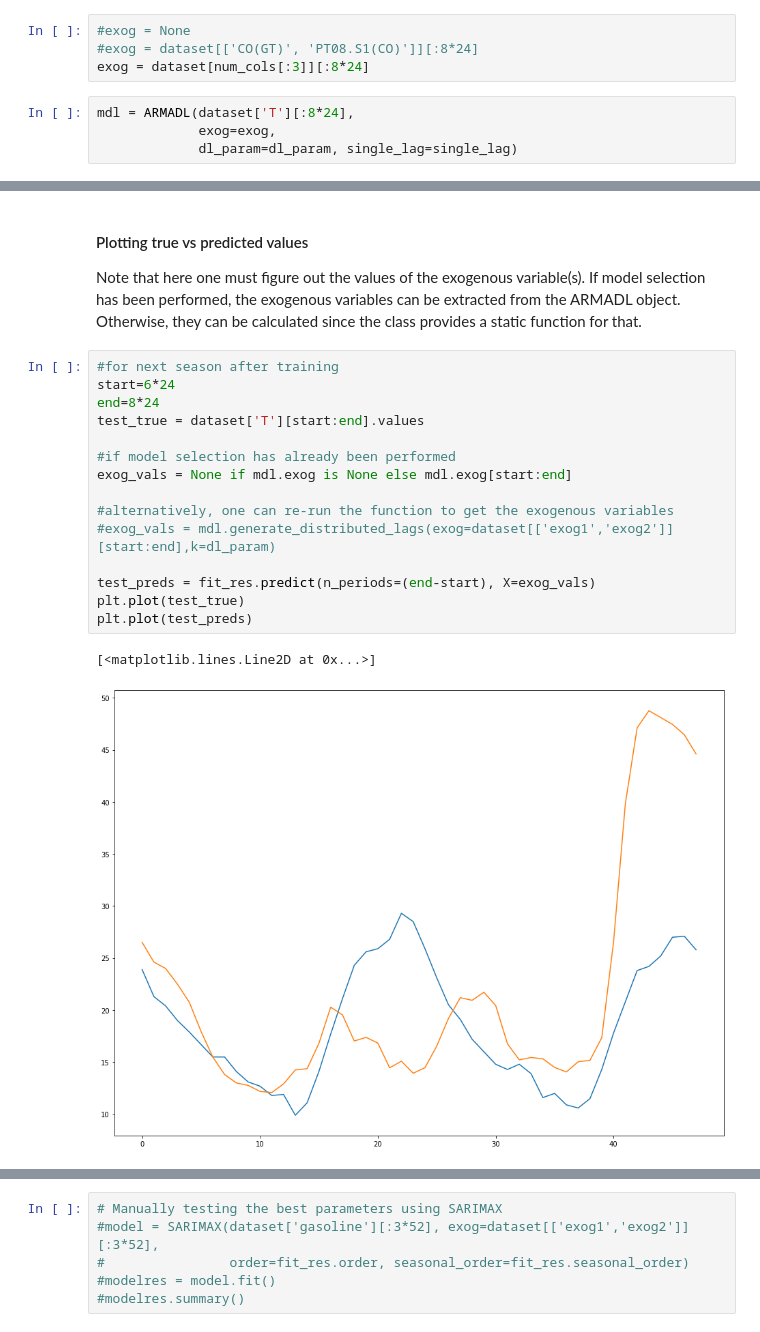
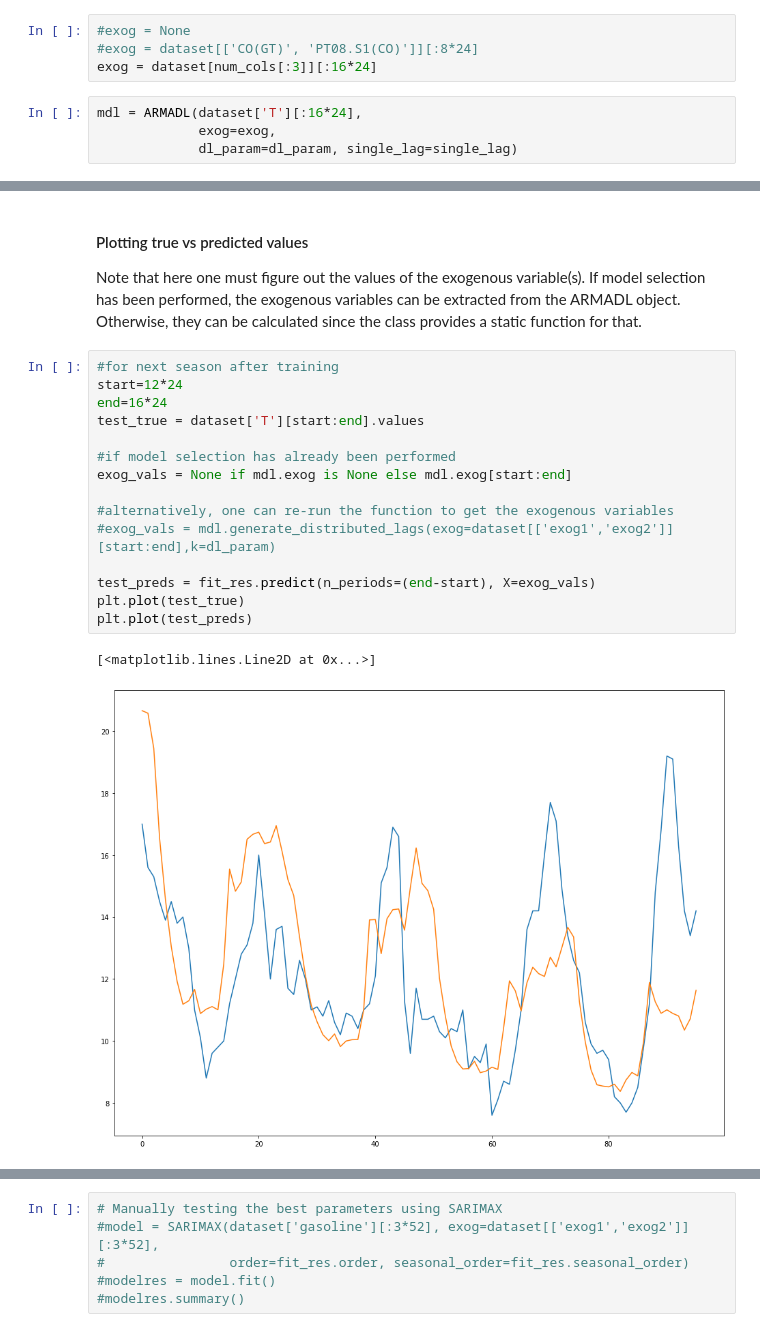
Before and after one commit to fahadahaf/armadila, a Jupyter notebook: examples/airqualitytest.ipynb, the cells around one changed output, grey strips where cells are left out. Cells and saved outputs as stored; diff of their text form.

```diff
--- a/examples/airqualitytest.ipynb
+++ b/examples/airqualitytest.ipynb
@@ -196,9 +196,9 @@ Index(['CO(GT)', 'PT08.S1(CO)', 'NMHC(GT)'], dtype='object')
 # %%
 #exog = None
 #exog = dataset[['CO(GT)', 'PT08.S1(CO)']][:8*24]
-exog = dataset[num_cols[:3]][:8*24]
+exog = dataset[num_cols[:3]][:16*24]
 # %%
-mdl = ARMADL(dataset['T'][:8*24],
+mdl = ARMADL(dataset['T'][:16*24],
              exog=exog,
              dl_param=dl_param, single_lag=single_lag)
 # %% [markdown]
@@ -308,22 +308,22 @@ Warnings:
 Note that here one must figure out the values of the exogenous variable(s). If model selection has been performed, the exogenous variables can be extracted from the ARMADL object. Otherwise, they can be calculated since the class provides a static function for that.
 # %%
 #for next season after training
-start=6*24
-end=8*24
+start=12*24
+end=16*24
 test_true = dataset['T'][start:end].values
 
 #if model selection has already been performed
 exog_vals = None if mdl.exog is None else mdl.exog[start:end]
 
 #alternatively, one can re-run the function to get the exogenous variables
 #exog_vals = mdl.generate_distributed_lags(exog=dataset[['exog1','exog2']][start:end],k=dl_param)
 
 test_preds = fit_res.predict(n_periods=(end-start), X=exog_vals)
 plt.plot(test_true)
 plt.plot(test_preds)
 # %% [output]
 [<matplotlib.lines.Line2D at 0x...>]
-[figure, old version]
+[figure, new version]
 # %%
 skm.mean_absolute_percentage_error(test_endog, test_preds)
 # %% [output]
```
Also changed, not shown: parts of 7 cells of this notebook, 1 other file.
